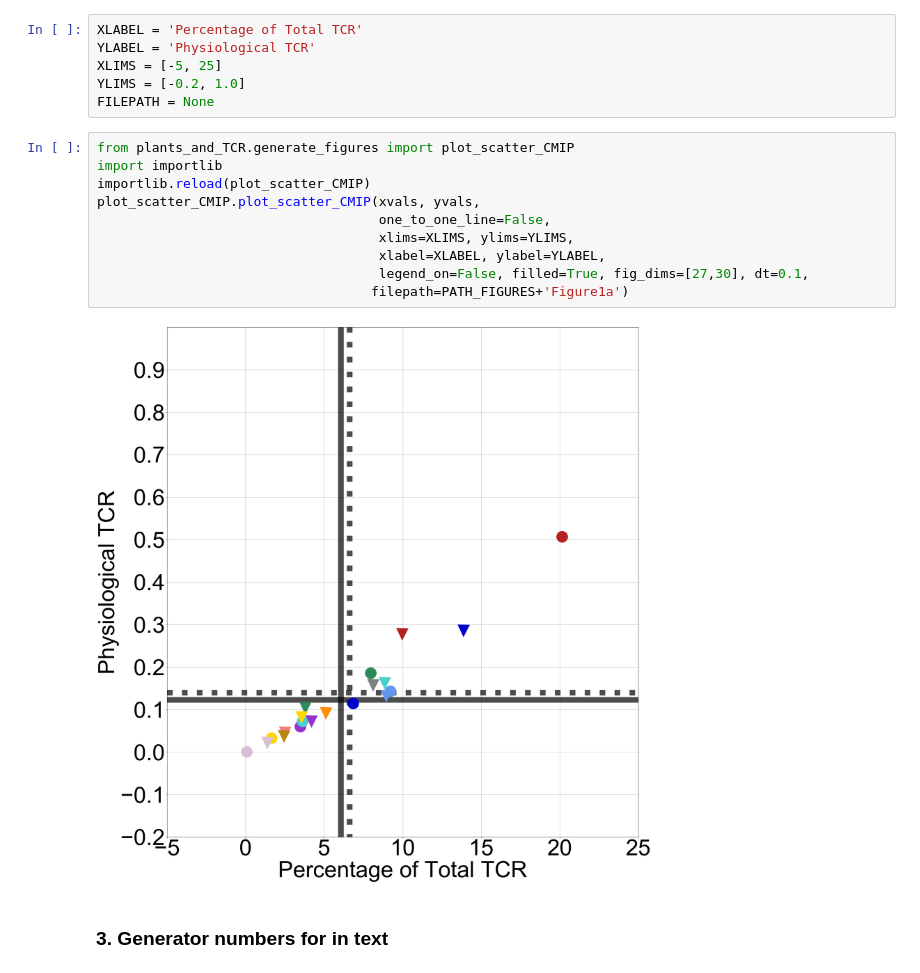
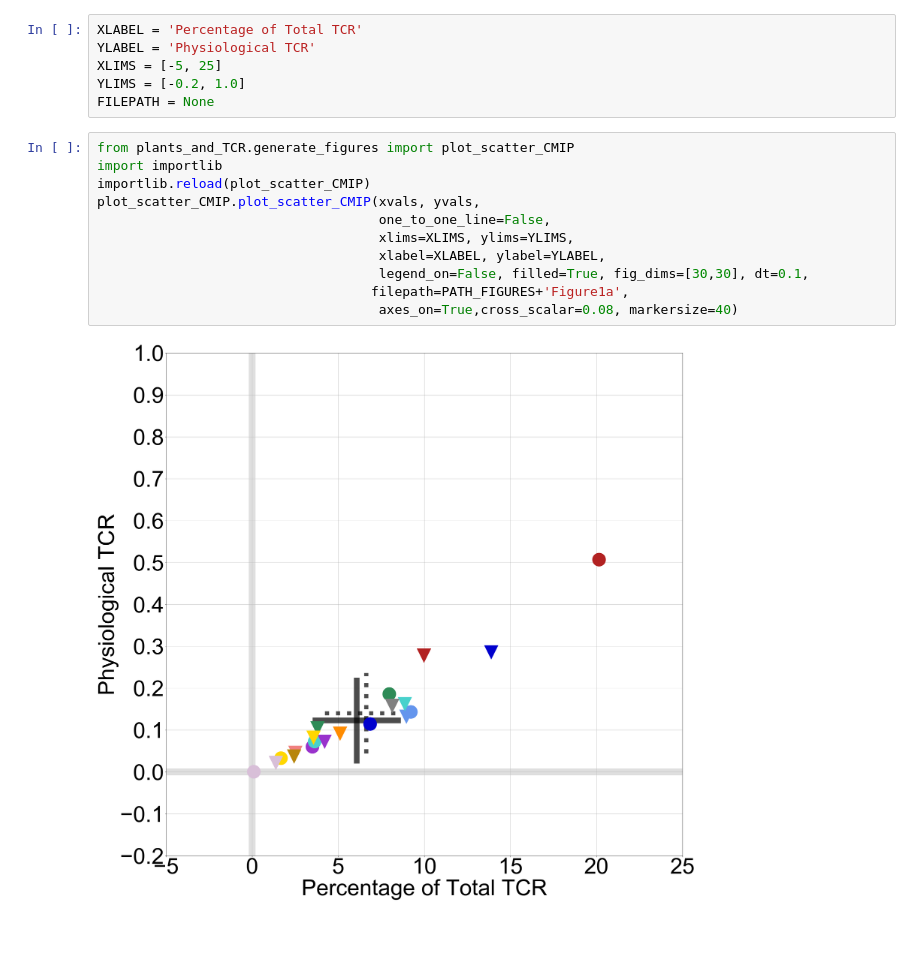
Before and after one commit to czarakas/plant_physiology_and_TCR, a Jupyter notebook: replicate_figures/Figure_1.ipynb, the cells around one changed output. Cells and saved outputs as stored; diff of their text form; blank space fills up the shorter version.

Commit message:
Updated figures for presentation

```diff
--- a/replicate_figures/Figure_1.ipynb
+++ b/replicate_figures/Figure_1.ipynb
@@ -105,14 +97,13 @@ FILEPATH = None
 # %%
 from plants_and_TCR.generate_figures import plot_scatter_CMIP
 import importlib
 importlib.reload(plot_scatter_CMIP)
 plot_scatter_CMIP.plot_scatter_CMIP(xvals, yvals,
                                     one_to_one_line=False,
                                     xlims=XLIMS, ylims=YLIMS,
                                     xlabel=XLABEL, ylabel=YLABEL,
-                                    legend_on=False, filled=True, fig_dims=[27,30], dt=0.1,
-                                   filepath=PATH_FIGURES+'Figure1a')
+                                    legend_on=False, filled=True, fig_dims=[30,30], dt=0.1,
+                                   filepath=PATH_FIGURES+'Figure1a',
+                                    axes_on=True,cross_scalar=0.08, markersize=40)
 # %% [output]
-[figure, old version]
+[figure, new version]
-# %% [markdown]
-### 3. Generator numbers for in text
```
Also changed, not shown: parts of 6 cells of this notebook, 6 other files.
